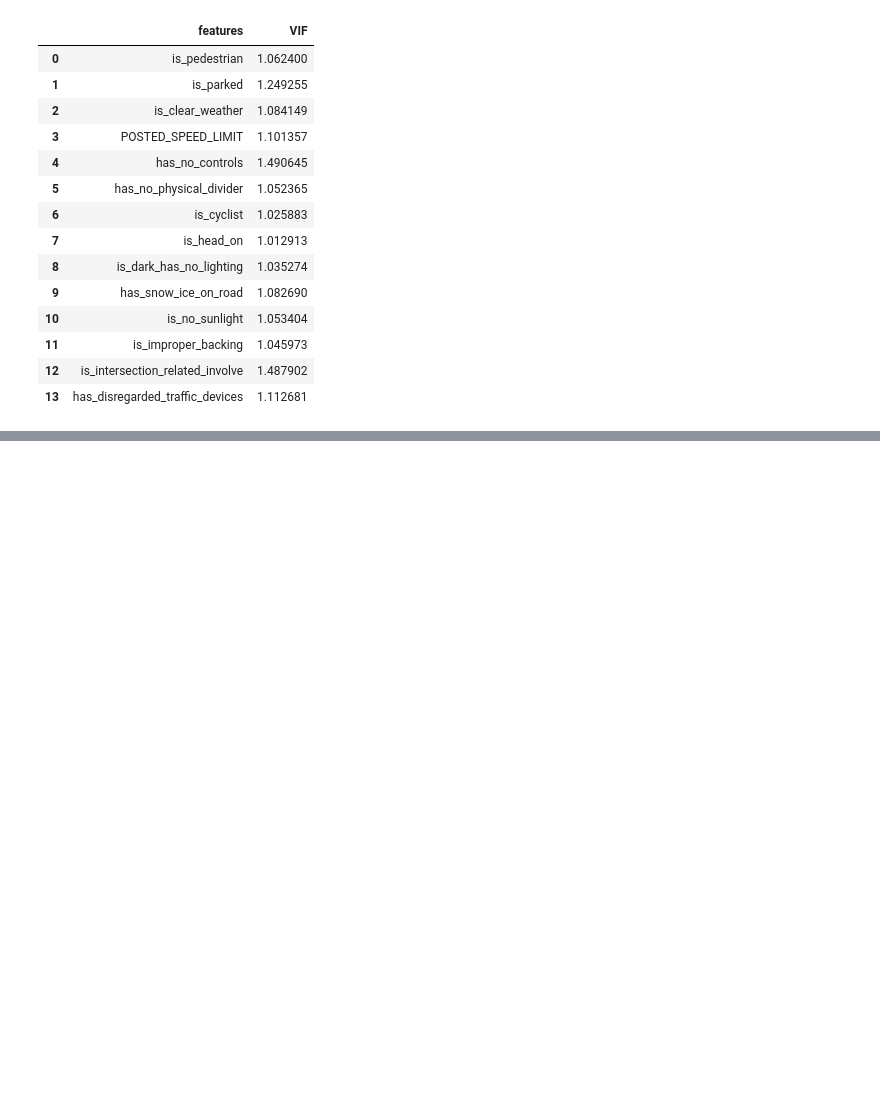
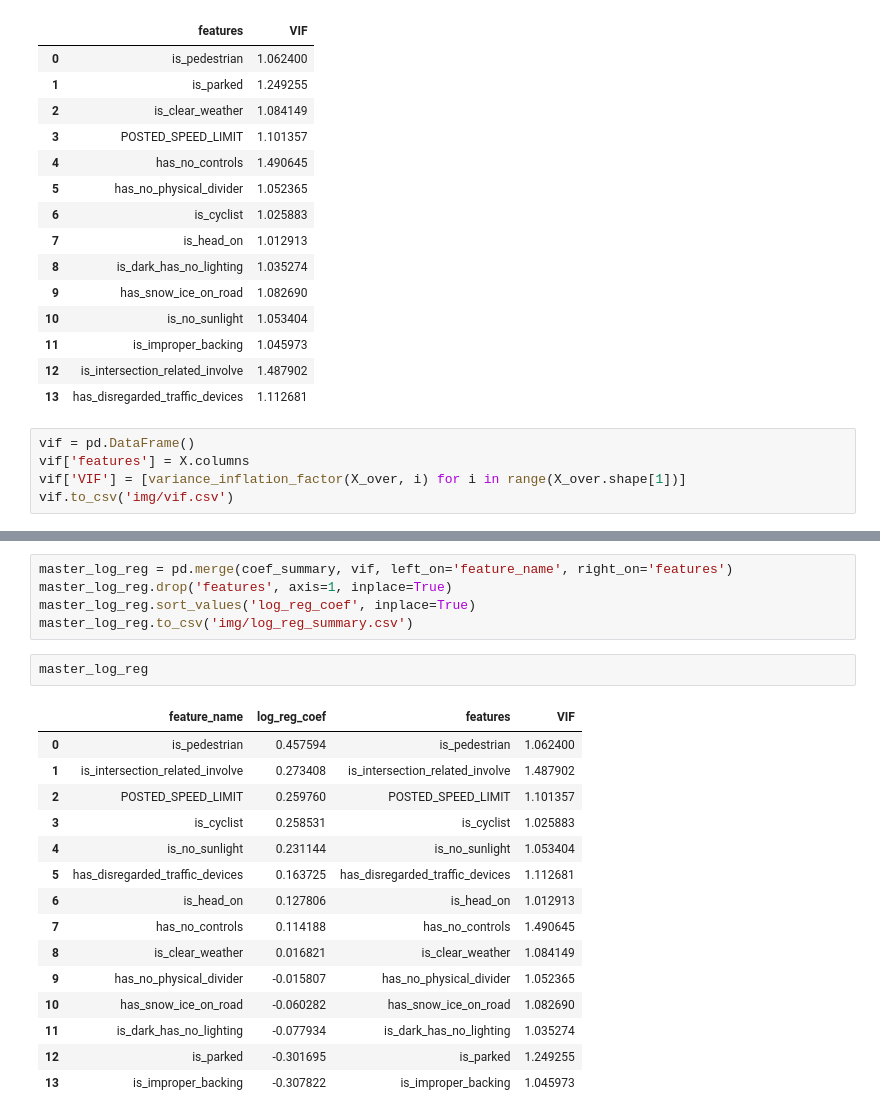
Before and after one commit to Morgan-Sell/chicago-traffic-safety, a Jupyter notebook: log_regression.ipynb, the cells around one changed output, grey strips where cells are left out. Cells and saved outputs as stored; diff of their text form; blank space fills up the shorter version.

```diff
--- a/log_regression.ipynb
+++ b/log_regression.ipynb
@@ -206,3 +206,8 @@ log_reg_utils.calc_vif(X_over_df)
 | 11 | is_improper_backing | 1.045973 |
 | 12 | is_intersection_related_involve | 1.487902 |
 | 13 | has_disregarded_traffic_devices | 1.112681 |
+# %%
+vif = pd.DataFrame()
+vif['features'] = X.columns
+vif['VIF'] = [variance_inflation_factor(X_over, i) for i in range(X_over.shape[1])]
+vif.to_csv('img/vif.csv')
@@ -208,0 +232,23 @@ log_reg_utils.calc_vif(X_over_df)
+# %%
+master_log_reg = pd.merge(coef_summary, vif, left_on='feature_name', right_on='features')
+master_log_reg.drop('features', axis=1, inplace=True)
+master_log_reg.sort_values('log_reg_coef', inplace=True)
+master_log_reg.to_csv('img/log_reg_summary.csv')
+# %%
+master_log_reg
+# %% [output]
+|  | feature_name | log_reg_coef | features | VIF |
+| 0 | is_pedestrian | 0.457594 | is_pedestrian | 1.062400 |
+| 1 | is_intersection_related_involve | 0.273408 | is_intersection_related_involve | 1.487902 |
+| 2 | POSTED_SPEED_LIMIT | 0.259760 | POSTED_SPEED_LIMIT | 1.101357 |
+| 3 | is_cyclist | 0.258531 | is_cyclist | 1.025883 |
+| 4 | is_no_sunlight | 0.231144 | is_no_sunlight | 1.053404 |
+| 5 | has_disregarded_traffic_devices | 0.163725 | has_disregarded_traffic_devices | 1.112681 |
+| 6 | is_head_on | 0.127806 | is_head_on | 1.012913 |
+| 7 | has_no_controls | 0.114188 | has_no_controls | 1.490645 |
+| 8 | is_clear_weather | 0.016821 | is_clear_weather | 1.084149 |
+| 9 | has_no_physical_divider | -0.015807 | has_no_physical_divider | 1.052365 |
+| 10 | has_snow_ice_on_road | -0.060282 | has_snow_ice_on_road | 1.082690 |
+| 11 | is_dark_has_no_lighting | -0.077934 | is_dark_has_no_lighting | 1.035274 |
+| 12 | is_parked | -0.301695 | is_parked | 1.249255 |
+| 13 | is_improper_backing | -0.307822 | is_improper_backing | 1.045973 |
```
Also changed, not shown: parts of 2 cells of this notebook, 4 other files.
